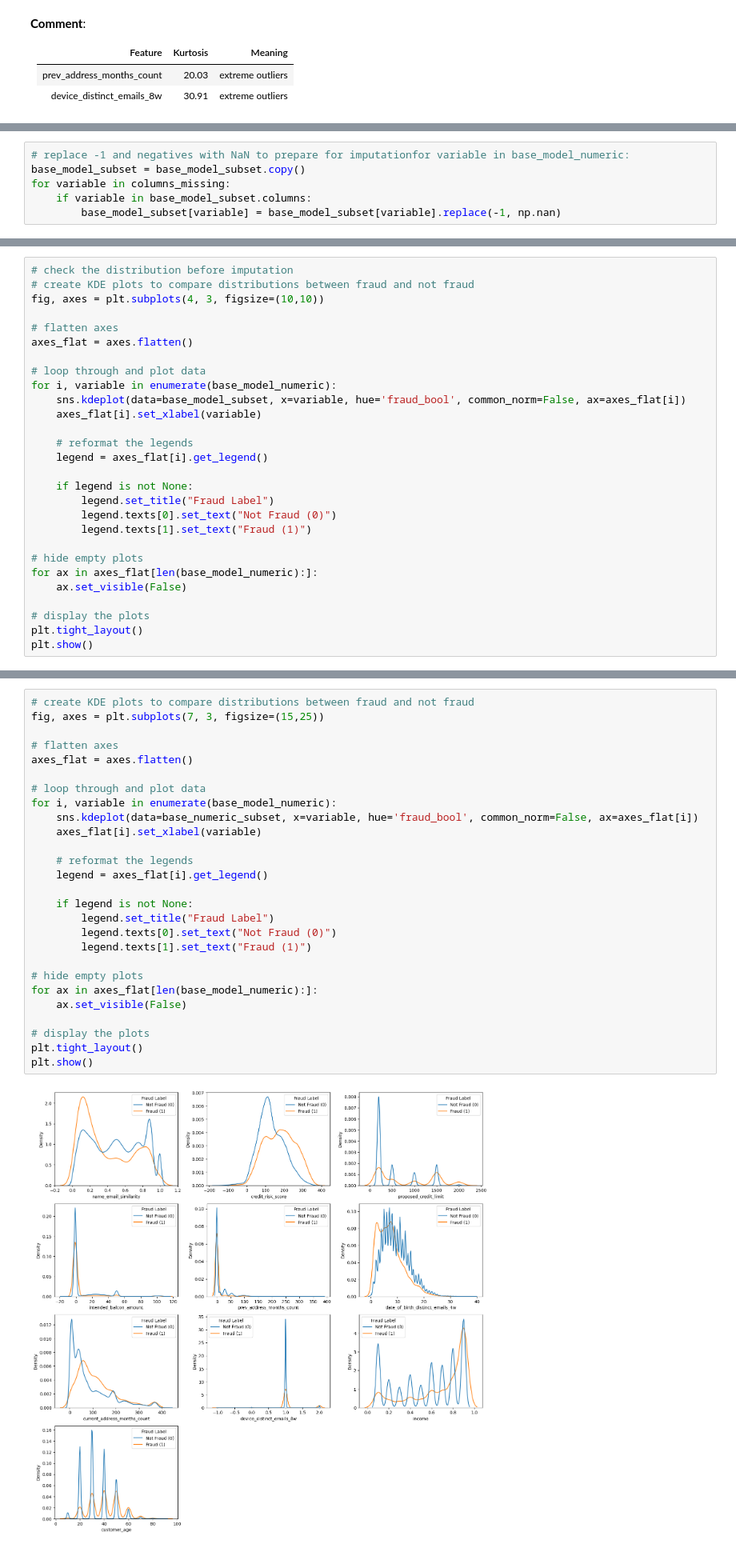
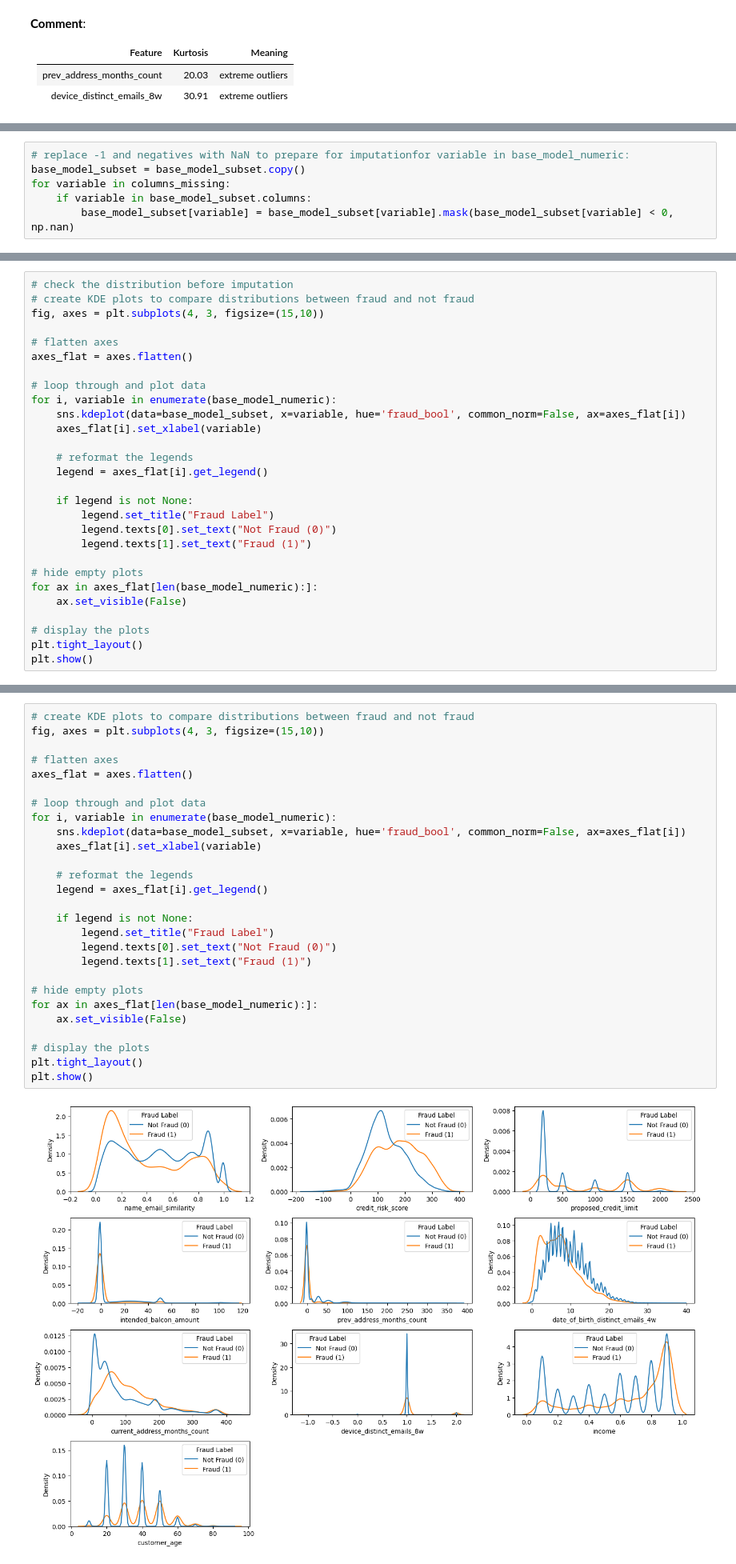
Before and after one commit to mrlizhaozhi/application-fraud-bank-account-opening, a Jupyter notebook: BAF-Fraud-Detection-Models.ipynb, the cells around one changed output, grey strips where cells are left out. Shown at 80% size. Drawn from its saved outputs; the diff is of its cells as text.

```diff
--- a/BAF-Fraud-Detection-Models.ipynb
+++ b/BAF-Fraud-Detection-Models.ipynb
@@ -1362,7 +1370,7 @@ Impute missing values with median given the fraud data is skewed.
 base_model_subset = base_model_subset.copy()
 for variable in columns_missing:
     if variable in base_model_subset.columns:
-        base_model_subset[variable] = base_model_subset[variable].replace(-1, np.nan)
+        base_model_subset[variable] = base_model_subset[variable].mask(base_model_subset[variable] < 0, np.nan)
 # %%
 # check if -1 have been replaced with NaN
 base_model_subset.isna().sum()
@@ -1387,7 +1395,7 @@ dtype: int64
 # %%
 # check the distribution before imputation
 # create KDE plots to compare distributions between fraud and not fraud
-fig, axes = plt.subplots(4, 3, figsize=(10,10))
+fig, axes = plt.subplots(4, 3, figsize=(15,10))
 
 # flatten axes
 axes_flat = axes.flatten()
@@ -1439,30 +1447,30 @@ source                               0
 dtype: int64
 # %%
 # create KDE plots to compare distributions between fraud and not fraud
-fig, axes = plt.subplots(7, 3, figsize=(15,25))
+fig, axes = plt.subplots(4, 3, figsize=(15,10))
 
 # flatten axes
 axes_flat = axes.flatten()
 
 # loop through and plot data
 for i, variable in enumerate(base_model_numeric):
-    sns.kdeplot(data=base_numeric_subset, x=variable, hue='fraud_bool', common_norm=False, ax=axes_flat[i])
+    sns.kdeplot(data=base_model_subset, x=variable, hue='fraud_bool', common_norm=False, ax=axes_flat[i])
     axes_flat[i].set_xlabel(variable)
 
     # reformat the legends
     legend = axes_flat[i].get_legend()
 
     if legend is not None:
         legend.set_title("Fraud Label")
         legend.texts[0].set_text("Not Fraud (0)")
         legend.texts[1].set_text("Fraud (1)")
 
 # hide empty plots
 for ax in axes_flat[len(base_model_numeric):]:
     ax.set_visible(False)
 
 # display the plots
 plt.tight_layout()
 plt.show()
 # %% [output]
-[figure, old version]
+[figure, new version]
```
Also changed, not shown: parts of 36 cells of this notebook.
